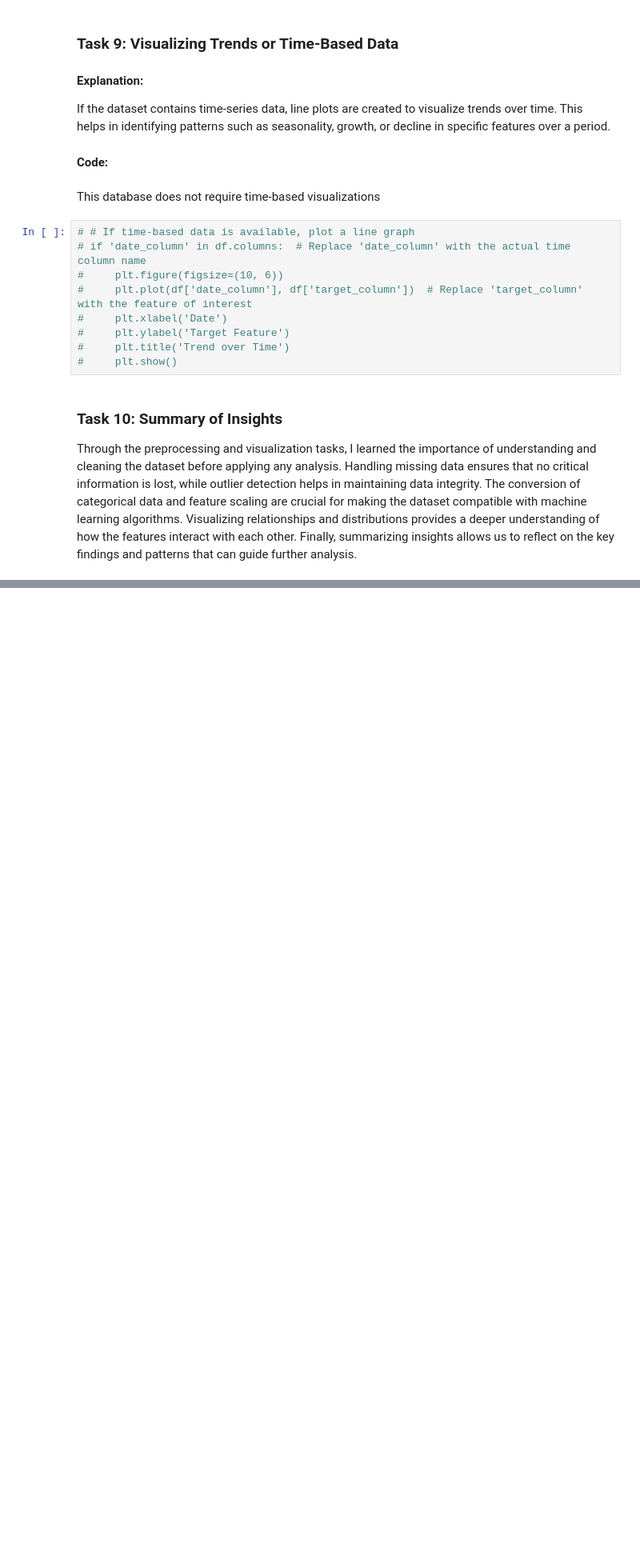
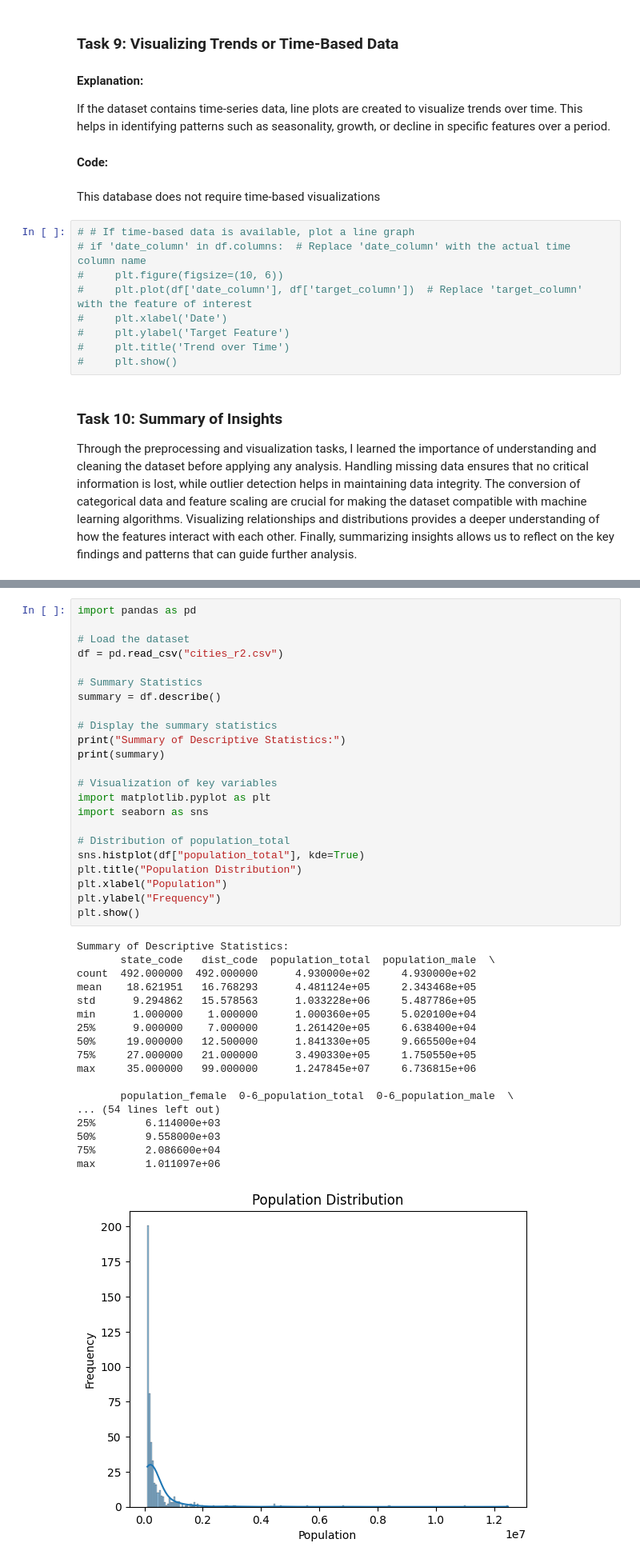
Before and after one commit to VKrishna04/My-Python-Life, a Jupyter notebook: Python - College/Semester 5/Data Analytics/Assignment - 1/AV.EN.U4CSE22016.ipynb, the cells around one changed output, grey strips where cells are left out. Shown at 80% size. Saved outputs shown, nothing was run; the diff lists cells and outputs as text; blank space fills up the shorter version.

```diff
--- a/Python - College/Semester 5/Data Analytics/Assignment - 1/AV.EN.U4CSE22016.ipynb
+++ b/Python - College/Semester 5/Data Analytics/Assignment - 1/AV.EN.U4CSE22016.ipynb
@@ -418,0 +464,42 @@ plt.show()
+# %%
+import pandas as pd
+
+# Load the dataset
+df = pd.read_csv("cities_r2.csv")
+
+# Summary Statistics
+summary = df.describe()
+
+# Display the summary statistics
+print("Summary of Descriptive Statistics:")
+print(summary)
+
+# Visualization of key variables
+import matplotlib.pyplot as plt
+import seaborn as sns
+
+# Distribution of population_total
+sns.histplot(df["population_total"], kde=True)
+plt.title("Population Distribution")
+plt.xlabel("Population")
+plt.ylabel("Frequency")
+plt.show()
+# %% [output]
+Summary of Descriptive Statistics:
+       state_code   dist_code  population_total  population_male  \
+count  492.000000  492.000000      4.930000e+02     4.930000e+02
+mean    18.621951   16.768293      4.481124e+05     2.343468e+05
+std      9.294862   15.578563      1.033228e+06     5.487786e+05
+min      1.000000    1.000000      1.000360e+05     5.020100e+04
+25%      9.000000    7.000000      1.261420e+05     6.638400e+04
+50%     19.000000   12.500000      1.841330e+05     9.665500e+04
+75%     27.000000   21.000000      3.490330e+05     1.750550e+05
+max     35.000000   99.000000      1.247845e+07     6.736815e+06
+
+       population_female  0-6_population_total  0-6_population_male  \
+... (54 lines left out)
+25%        6.114000e+03
+50%        9.558000e+03
+75%        2.086600e+04
+max        1.011097e+06
+[figure, added]
```
Also changed, not shown: parts of 25 cells of this notebook, 13 other files.
